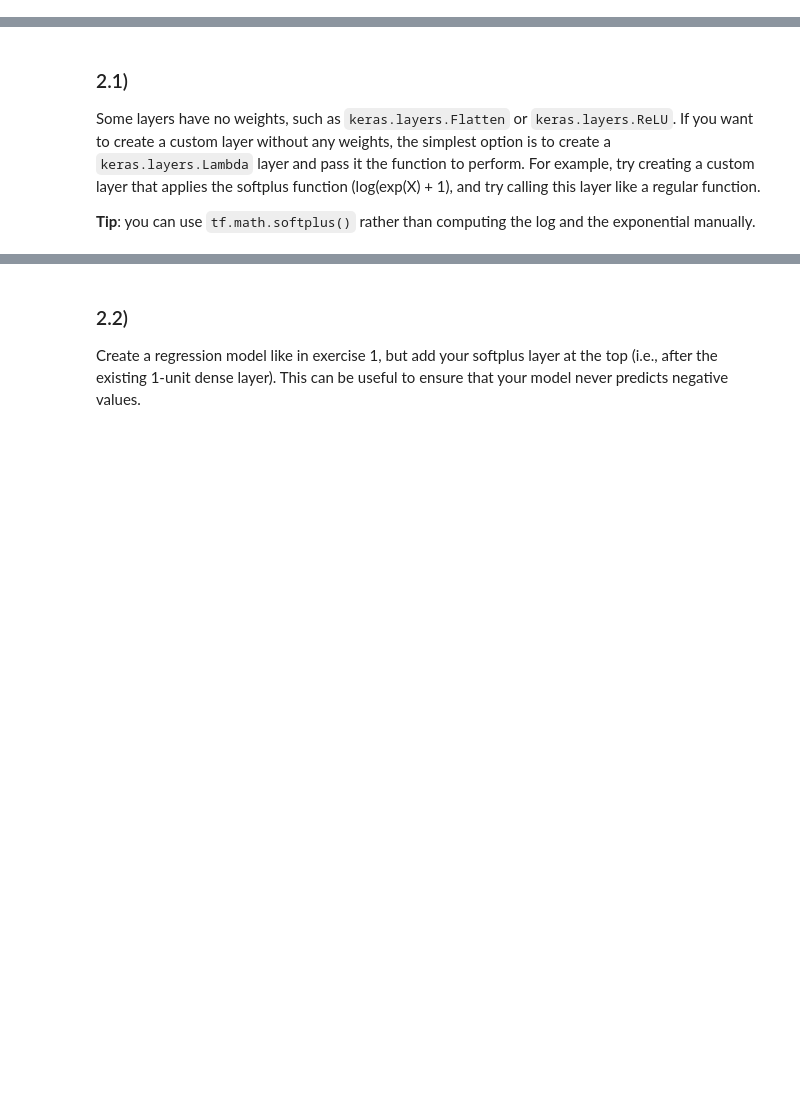
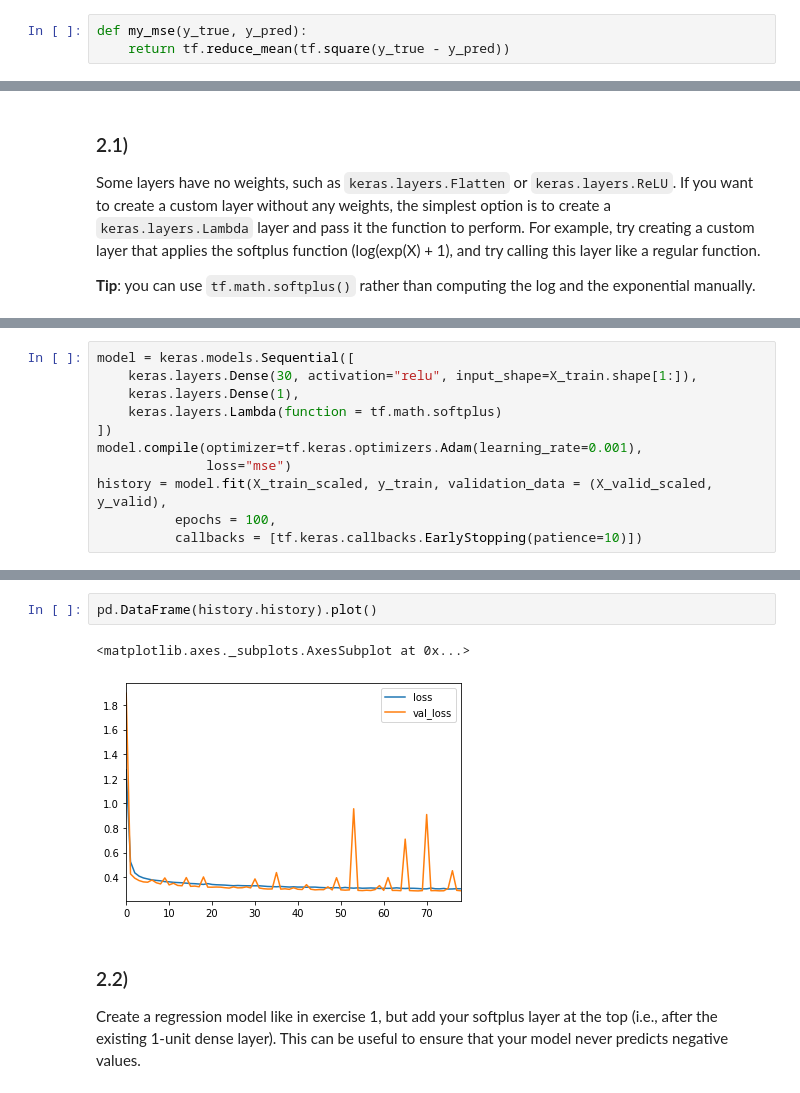
Before and after one commit to skyjiao/tf2_course, a Jupyter notebook: 02_low_level_tensorflow_api.ipynb, the cells around one changed output, grey strips where cells are left out. Saved outputs shown, nothing was run; the diff lists cells and outputs as text; blank space fills up the shorter version.

```diff
--- a/02_low_level_tensorflow_api.ipynb
+++ b/02_low_level_tensorflow_api.ipynb
@@ -373,6 +371,9 @@ X_test_scaled = scaler.transform(X_test)
 # %% [markdown]
 ### 1.1)
 Create an `my_mse()` function with two arguments: the true labels `y_true` and the model predictions `y_pred`. Make it return the mean squared error using TensorFlow operations. Note that you could write your own custom metrics in exactly the same way. **Tip**: recall that the MSE is the mean of the squares of prediction errors, which are the differences between the predictions and the labels, so you will need to use `tf.reduce_mean()` and `tf.square()`.
+# %%
+def my_mse(y_true, y_pred):
+    return tf.reduce_mean(tf.square(y_true - y_pred))
 # %% [markdown]
 ### 1.2)
 Compile the following model, passing it your custom loss function, then train it and evaluate it. **Tip**: don't forget to use the scaled sets.
@@ -509,0 +609,11 @@ Some layers have no weights, such as `keras.layers.Flatten` or `keras.layers.ReL
+# %%
+model = keras.models.Sequential([
+    keras.layers.Dense(30, activation="relu", input_shape=X_train.shape[1:]),
+    keras.layers.Dense(1),
+    keras.layers.Lambda(function = tf.math.softplus)
+])
+model.compile(optimizer=tf.keras.optimizers.Adam(learning_rate=0.001),
+              loss="mse")
+history = model.fit(X_train_scaled, y_train, validation_data = (X_valid_scaled, y_valid),
+          epochs = 100,
+          callbacks = [tf.keras.callbacks.EarlyStopping(patience=10)])
@@ -510,3 +638,8 @@ Some layers have no weights, such as `keras.layers.Flatten` or `keras.layers.ReL
+# %%
+pd.DataFrame(history.history).plot()
+# %% [output]
+<matplotlib.axes._subplots.AxesSubplot at 0x...>
+[figure, added]
 # %% [markdown]
 ### 2.2)
 Create a regression model like in exercise 1, but add your softplus layer at the top (i.e., after the existing 1-unit dense layer). This can be useful to ensure that your model never predicts negative values.
```
Also changed, not shown: parts of 44 cells of this notebook, 5 other files.
